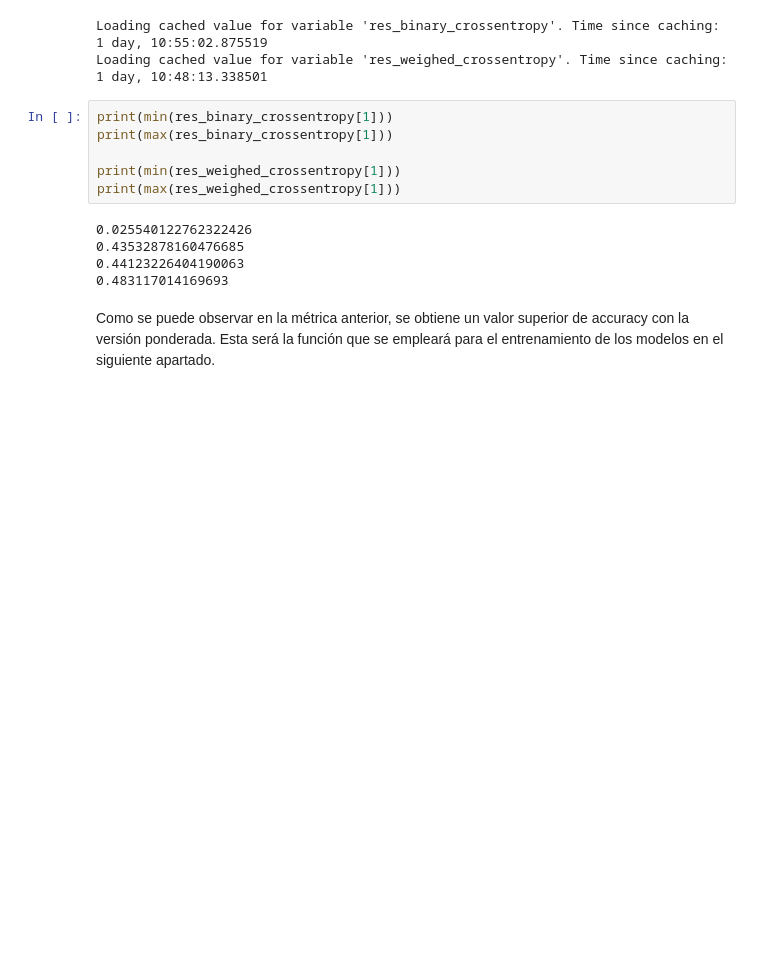
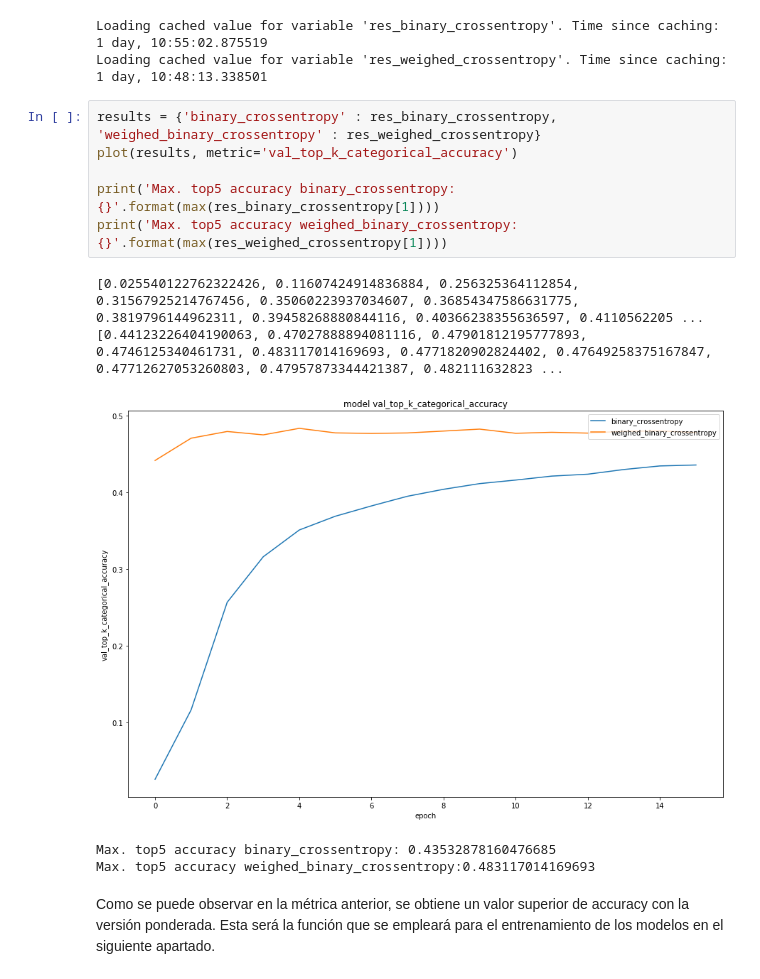
Before and after one commit to akepa/attribute-detection-in-fashon-images, a Jupyter notebook: DeepFashion_VersionReducida.ipynb, the cells around one changed output. Cells and saved outputs as stored; diff of their text form; blank space fills up the shorter version.

```diff
--- a/DeepFashion_VersionReducida.ipynb
+++ b/DeepFashion_VersionReducida.ipynb
@@ -488,17 +498,18 @@ Se entrena el modelo baseline empleando las dos funciones de loss, y se establec
 # %% [output]
 Loading cached value for variable 'res_binary_crossentropy'. Time since caching: 1 day, 10:55:02.875519
 Loading cached value for variable 'res_weighed_crossentropy'. Time since caching: 1 day, 10:48:13.338501
-# %%
-print(min(res_binary_crossentropy[1]))
-print(max(res_binary_crossentropy[1]))
-
-print(min(res_weighed_crossentropy[1]))
-print(max(res_weighed_crossentropy[1]))
-# %% [output]
-0.025540122762322426
-0.43532878160476685
-0.44123226404190063
-0.483117014169693
+# %%
+results = {'binary_crossentropy' : res_binary_crossentropy, 'weighed_binary_crossentropy' : res_weighed_crossentropy}
+plot(results, metric='val_top_k_categorical_accuracy')
+
+print('Max. top5 accuracy binary_crossentropy: {}'.format(max(res_binary_crossentropy[1])))
+print('Max. top5 accuracy weighed_binary_crossentropy:{}'.format(max(res_weighed_crossentropy[1])))
+# %% [output]
+[0.025540122762322426, 0.11607424914836884, 0.256325364112854, 0.31567925214767456, 0.35060223937034607, 0.36854347586631775, 0.3819796144962311, 0.39458268880844116, 0.40366238355636597, 0.4110562205 ...
+[0.44123226404190063, 0.47027888894081116, 0.47901812195777893, 0.4746125340461731, 0.483117014169693, 0.4771820902824402, 0.47649258375167847, 0.47712627053260803, 0.47957873344421387, 0.482111632823 ...
+[figure, added]
+Max. top5 accuracy binary_crossentropy: 0.43532878160476685
+Max. top5 accuracy weighed_binary_crossentropy:0.483117014169693
 # %% [markdown]
 Como se puede observar en la métrica anterior, se obtiene un valor superior de accuracy con la versión ponderada. Esta será la función que se empleará para el entrenamiento de los modelos en el siguiente apartado.
 # %% [markdown]
```
Also changed, not shown: parts of 37 cells of this notebook.
